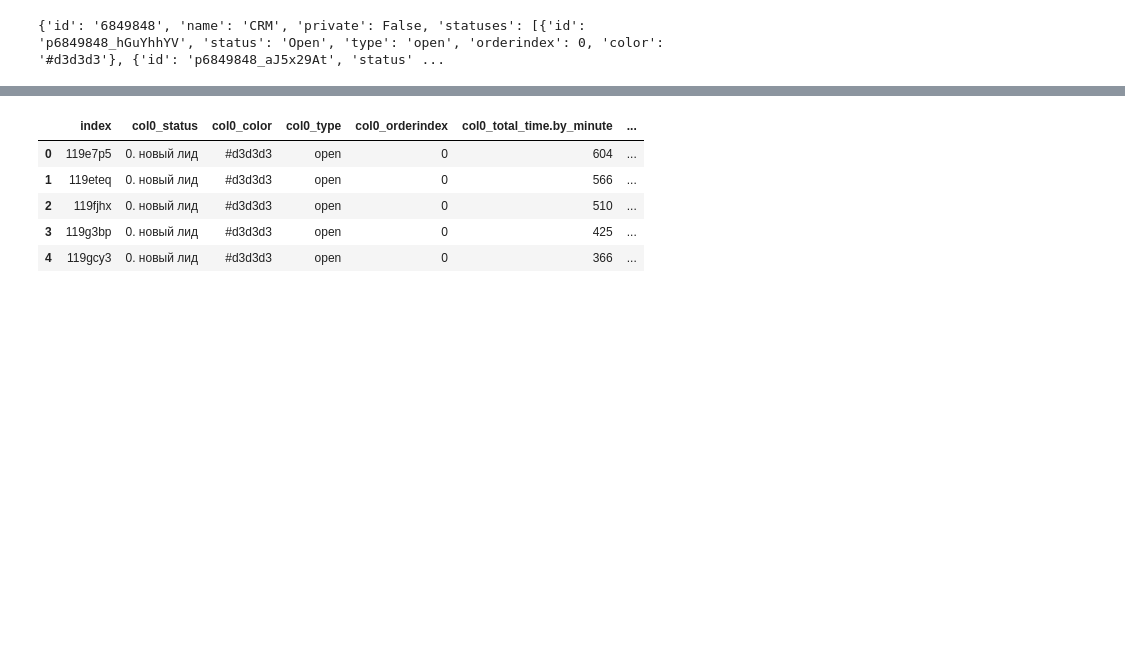
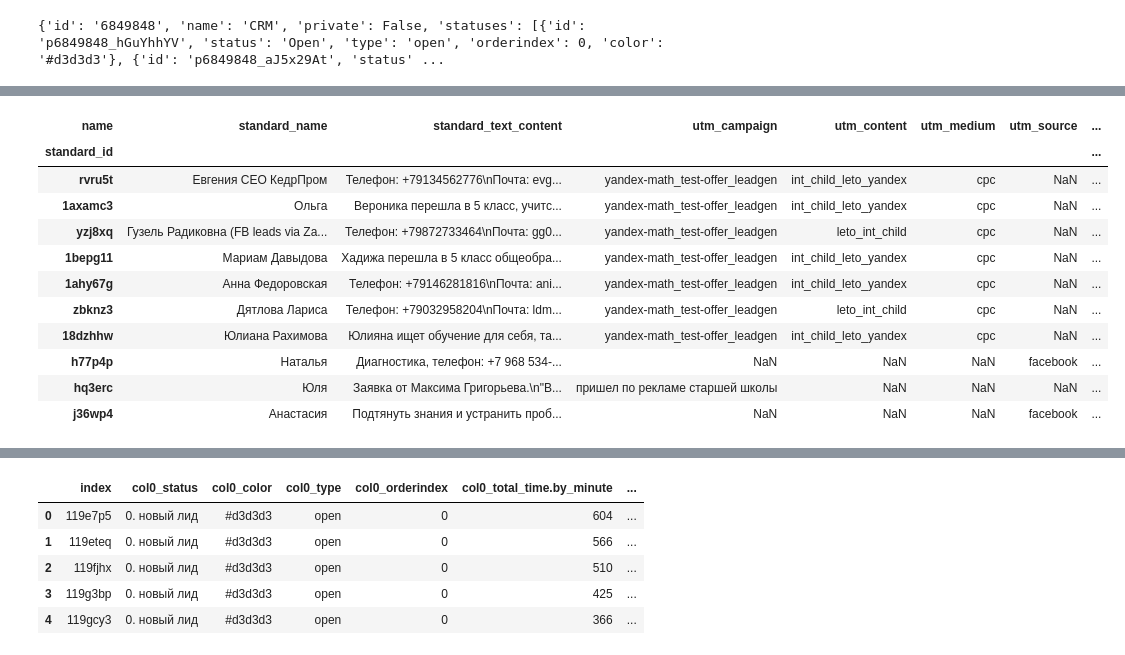
Before and after one commit to pilyavetsb/ClickUp-API-Wrapper, a Jupyter notebook: ClickUpDataLoader.ipynb, the cells around one changed output, grey strips where cells are left out. Drawn from its saved outputs; the diff is of its cells as text; code cells hidden in the pictures; blank space fills up the shorter version.

```diff
--- a/ClickUpDataLoader.ipynb
+++ b/ClickUpDataLoader.ipynb
@@ -104,19 +127,13 @@ par_names.loc[par_names['standard_tags']=={'name': 'fake'}, 'standard_tags'] = p
 # %%
-# вытащим теги, чтобы потом выкинуть тестовиков
-tags = par_names[['standard_tags', 'standard_id']]
-#отберем релевантные столбцы и пивотнем кастомные поля
-par_names = par_names[par_names['name'].isin(['Источник трафика', 'Канал привлечения', 'причина отказа', 'Дата заявки'])][['name', 'value', 'standard_name', 'standard_id', 'standard_text_content']]
-par_names = par_names.pivot(index=['standard_name', 'standard_id', 'standard_text_content'], columns='name', values='value').reset_index()
-par_names = par_names.set_index('standard_id')
-#резберем строку с utm-метками и превратим ее в 3 столбца
-par_names['Источник трафика'] = par_names['Источник трафика'].fillna("")
-par_names['utms'] = par_names['Источник трафика'].str.findall(r"(?<==)([\w\-_\s]*)")
-par_names['keys'] = par_names['Источник трафика'].str.findall(r"([\w\-_]+)(?==)")
+#разберем строку с utm-метками и превратим ее в 3 столбца
+missing_utms['Источник трафика'] = missing_utms['Источник трафика'].fillna("")
+missing_utms['utms'] = missing_utms['Источник трафика'].str.findall(r"(?<==)([\w\-_\s]*)")
+missing_utms['keys'] = missing_utms['Источник трафика'].str.findall(r"([\w\-_]+)(?==)")
 #astype здесь используется как способ конвертнуть пустые и непустые листы в False и True соответственно
-mask = par_names['keys'].astype(bool)
-antimask = par_names['keys'].astype(bool) == False
-utms = par_names.loc[mask, ('utms', 'keys')]
-no_utms = par_names.loc[antimask, ('Источник трафика', 'utms')]
+mask = missing_utms['keys'].astype(bool)
+antimask = missing_utms['keys'].astype(bool) == False
+utms = missing_utms.loc[mask, ('utms', 'keys')]
+no_utms = missing_utms.loc[antimask, ('Источник трафика', 'utms')]
 #Конструируем словарь utm-ок для тех у кого они заполнены
 utms['dict'] = utms.apply(lambda x: {x['keys'][i]:x['utms'][i] for i in range(len(x['keys']))}, axis=1)
 #Конструируем словарь utm-ок по умолчанию, для тех у кого они не прокинуты
@@ -126,4 +143,6 @@ full_utms = pd.concat([utms['dict'], no_utms['dict']])
 stand_index = full_utms.index
 full_utms = pd.DataFrame(full_utms.tolist())
 full_utms = full_utms.set_index(stand_index)
-par_names = pd.concat([par_names, full_utms], axis=1)
+utm_keys = ['utm_source', 'utm_campaign', 'utm_medium', 'utm_content']
+full_utms = full_utms[utm_keys]
+#par_names = pd.concat([par_names, full_utms], axis=1)
@@ -130,2 +165,18 @@ par_names = pd.concat([par_names, full_utms], axis=1)
+# %%
+#par_names.loc[par_names['utm_campaign'].isna(), utm_keys] = par_names.loc[par_names['utm_campaign'].isna(), utm_keys].combine_first(full_utms)
+par_names.sample(10)
+# %% [output]
+| name | standard_name | standard_text_content | utm_campaign | utm_content | utm_medium | utm_source | ... |
+| standard_id |  |  |  |  |  |  | ... |
+| rvru5t | Евгения СЕО КедрПром | Телефон: +79134562776\nПочта: evg... | yandex-math_test-offer_leadgen | int_child_leto_yandex | cpc | NaN | ... |
+| 1axamc3 | Ольга | Вероника перешла в 5 класс, учитс... | yandex-math_test-offer_leadgen | int_child_leto_yandex | cpc | NaN | ... |
+| yzj8xq | Гузель Радиковна (FB leads via Za... | Телефон: +79872733464\nПочта: gg0... | yandex-math_test-offer_leadgen | leto_int_child | cpc | NaN | ... |
+| 1bepg11 | Мариам Давыдова | Хадижа перешла в 5 класс общеобра... | yandex-math_test-offer_leadgen | int_child_leto_yandex | cpc | NaN | ... |
+| 1ahy67g | Анна Федоровская | Телефон: +79146281816\nПочта: ani... | yandex-math_test-offer_leadgen | int_child_leto_yandex | cpc | NaN | ... |
+| zbknz3 | Дятлова Лариса | Телефон: +79032958204\nПочта: ldm... | yandex-math_test-offer_leadgen | leto_int_child | cpc | NaN | ... |
+| 18dzhhw | Юлиана Рахимова | Юлияна ищет обучение для себя, та... | yandex-math_test-offer_leadgen | int_child_leto_yandex | cpc | NaN | ... |
+| h77p4p | Наталья | Диагностика, телефон: +7 968 534-... | NaN | NaN | NaN | facebook | ... |
+| hq3erc | Юля | Заявка от Максима Григорьева.\n"В... | пришел по рекламе старшей школы | NaN | NaN | NaN | ... |
+| j36wp4 | Анастасия | Подтянуть знания и устранить проб... | NaN | NaN | NaN | facebook | ... |
 # %%
 #отдельно обработаем случай с автоматически сгенеренными лидами с fb
```
Also changed, not shown: parts of 6 cells of this notebook, 1 other file.
